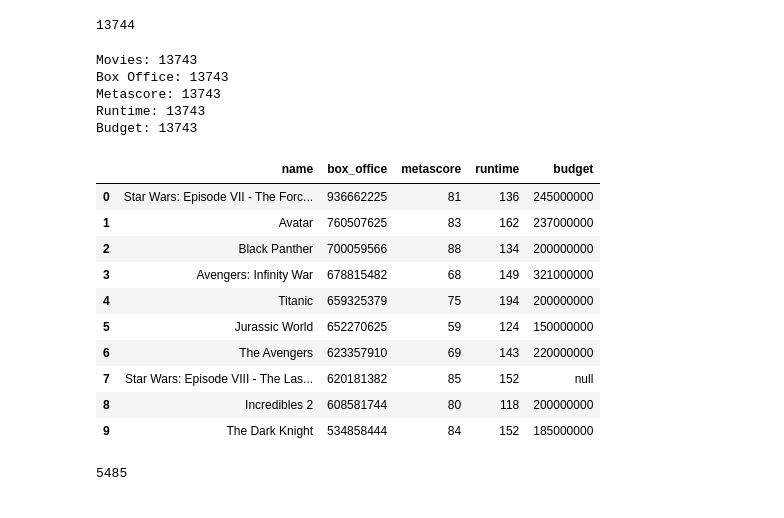
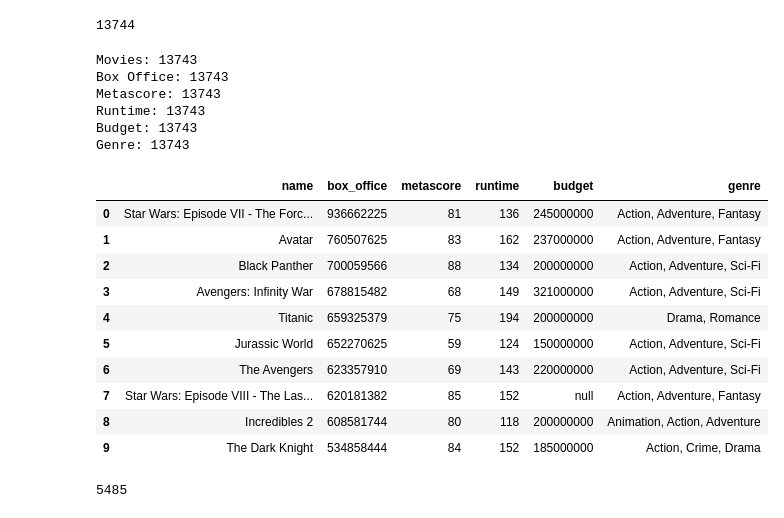
Before and after one commit to F1nalFortune/MLP, a Jupyter notebook: dataFrame.ipynb, the cells around one changed output. Drawn from its saved outputs; the diff is of its cells as text; code cells hidden in the pictures.

```diff
--- a/dataFrame.ipynb
+++ b/dataFrame.ipynb
@@ -28,7 +17,7 @@ You should consider upgrading via the 'python -m pip install --upgrade pip' comm
 # %% [markdown]
 GATHER DATA
 # %%
-path = "./plot_sums/test"
+path = "../plot_sums/test"
 
 movie_names = open("{}/movie_names.txt".format(path))
 movie_names = movie_names.read().split(",,,")
@@ -48,6 +37,9 @@ movie_runtime = movie_runtime.read().split(",,,")
 movieBudget = open("{}/movieBudget.txt".format(path))
 movieBudget = movieBudget.read().split(",,,")
 
+movie_genre = open("{}/movie_genre.txt".format(path))
+movie_genre = movie_genre.read().split(",,,")
+
 # ADD DIRECTOR, CAST, MPAA, IMDB RATING
 # features = ["box_office", "imdb_rating", "metascore", "movie_mpaa", "movie_names", "movie_runtime", "movieBudget"]
 
@@ -74,34 +66,38 @@ movie_runtime = movie_runtime[:-1]
 print("Runtime: {}".format(len(movie_runtime)))
 movieBudget = movieBudget[:-1]
 print("Budget: {}".format(len(movieBudget)))
+movie_genre = movie_genre[:-1]
+print("Genre: {}".format(len(movie_genre)))
 # %% [output]
 Movies: 13743
 Box Office: 13743
 Metascore: 13743
 Runtime: 13743
 Budget: 13743
+Genre: 13743
 # %%
 df = pd.DataFrame({
     'name': movie_names,
     'box_office': box_office,
     'metascore': metascore,
     'runtime': movie_runtime,
-    'budget': movieBudget
+    'budget': movieBudget,
+    'genre': movie_genre
 })
 
 df.head(10)
 # %% [output]
-|  | name | box_office | metascore | runtime | budget |
-| 0 | Star Wars: Episode VII - The Forc... | 936662225 | 81 | 136 | 245000000 |
-| 1 | Avatar | 760507625 | 83 | 162 | 237000000 |
-| 2 | Black Panther | 700059566 | 88 | 134 | 200000000 |
-| 3 | Avengers: Infinity War | 678815482 | 68 | 149 | 321000000 |
-| 4 | Titanic | 659325379 | 75 | 194 | 200000000 |
-| 5 | Jurassic World | 652270625 | 59 | 124 | 150000000 |
-| 6 | The Avengers | 623357910 | 69 | 143 | 220000000 |
-| 7 | Star Wars: Episode VIII - The Las... | 620181382 | 85 | 152 | null |
-| 8 | Incredibles 2 | 608581744 | 80 | 118 | 200000000 |
-| 9 | The Dark Knight | 534858444 | 84 | 152 | 185000000 |
+|  | name | box_office | metascore | runtime | budget | genre |
+| 0 | Star Wars: Episode VII - The Forc... | 936662225 | 81 | 136 | 245000000 | Action, Adventure, Fantasy |
+| 1 | Avatar | 760507625 | 83 | 162 | 237000000 | Action, Adventure, Fantasy |
+| 2 | Black Panther | 700059566 | 88 | 134 | 200000000 | Action, Adventure, Sci-Fi |
+| 3 | Avengers: Infinity War | 678815482 | 68 | 149 | 321000000 | Action, Adventure, Sci-Fi |
+| 4 | Titanic | 659325379 | 75 | 194 | 200000000 | Drama, Romance |
+| 5 | Jurassic World | 652270625 | 59 | 124 | 150000000 | Action, Adventure, Sci-Fi |
+| 6 | The Avengers | 623357910 | 69 | 143 | 220000000 | Action, Adventure, Sci-Fi |
+| 7 | Star Wars: Episode VIII - The Las... | 620181382 | 85 | 152 | null | Action, Adventure, Fantasy |
+| 8 | Incredibles 2 | 608581744 | 80 | 118 | 200000000 | Animation, Action, Adventure |
+| 9 | The Dark Knight | 534858444 | 84 | 152 | 185000000 | Action, Crime, Drama |
 # %%
 df.drop(df[df['budget'] == 'null'].index, inplace = True)
 df.drop(df[df['runtime'] == 'null'].index, inplace = True)
```
Also changed, not shown: parts of 6 cells of this notebook, 1 other file.
